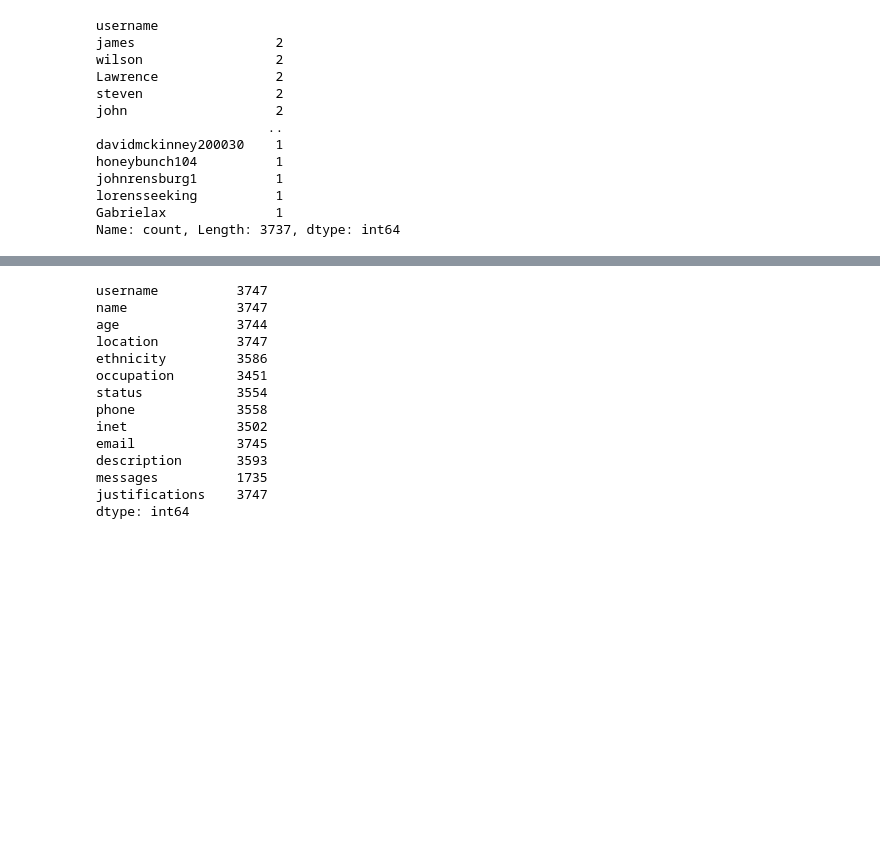
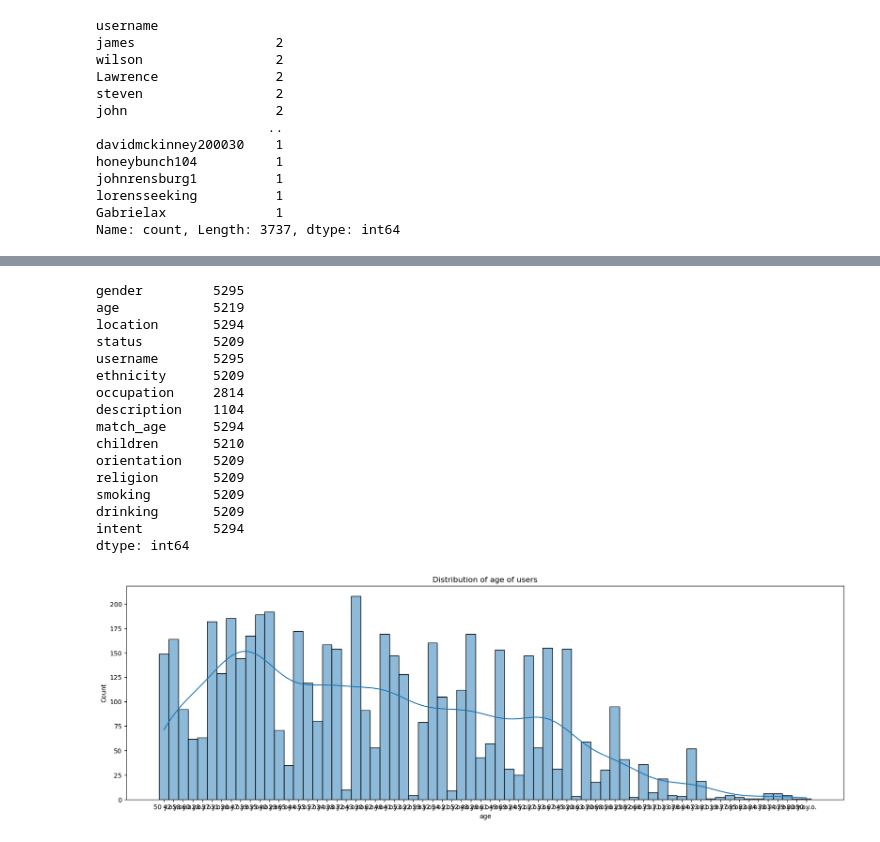
Before and after one commit to ben-dom393/DSA4263_Dating_Fraud, a Jupyter notebook: notebooks/EDA.ipynb, the cells around one changed output, grey strips where cells are left out. Drawn from its saved outputs; the diff is of its cells as text; code cells hidden in the pictures; blank space fills up the shorter version.

```diff
--- a/notebooks/EDA.ipynb
+++ b/notebooks/EDA.ipynb
@@ -39,0 +103,4 @@ Name: count, Length: 3737, dtype: int64
+# %%
+real_df = pd.read_csv('../data/real_profiles.csv')
+real_df.replace("-", np.nan, inplace=True)
+real_df.head()
@@ -40,17 +122,27 @@ Name: count, Length: 3737, dtype: int64
 # %%
-df.notnull().sum()
+real_df.notnull().sum()
 # %% [output]
-username          3747
-name              3747
-age               3744
-location          3747
-ethnicity         3586
-occupation        3451
-status            3554
-phone             3558
-inet              3502
-email             3745
-description       3593
-messages          1735
-justifications    3747
+gender         5295
+age            5219
+location       5294
+status         5209
+username       5295
+ethnicity      5209
+occupation     2814
+description    1104
+match_age      5294
+children       5210
+orientation    5209
+religion       5209
+smoking        5209
+drinking       5209
+intent         5294
 dtype: int64
+# %%
+# plot distribution of age of users with seaborn
+plt.figure(figsize=(20, 6))
+sns.histplot(real_df["age"], bins=30, kde=True)
+plt.title("Distribution of age of users")
+plt.show()
+# %% [output]
+[figure, added]
```
Also changed, not shown: parts of 21 cells of this notebook.
